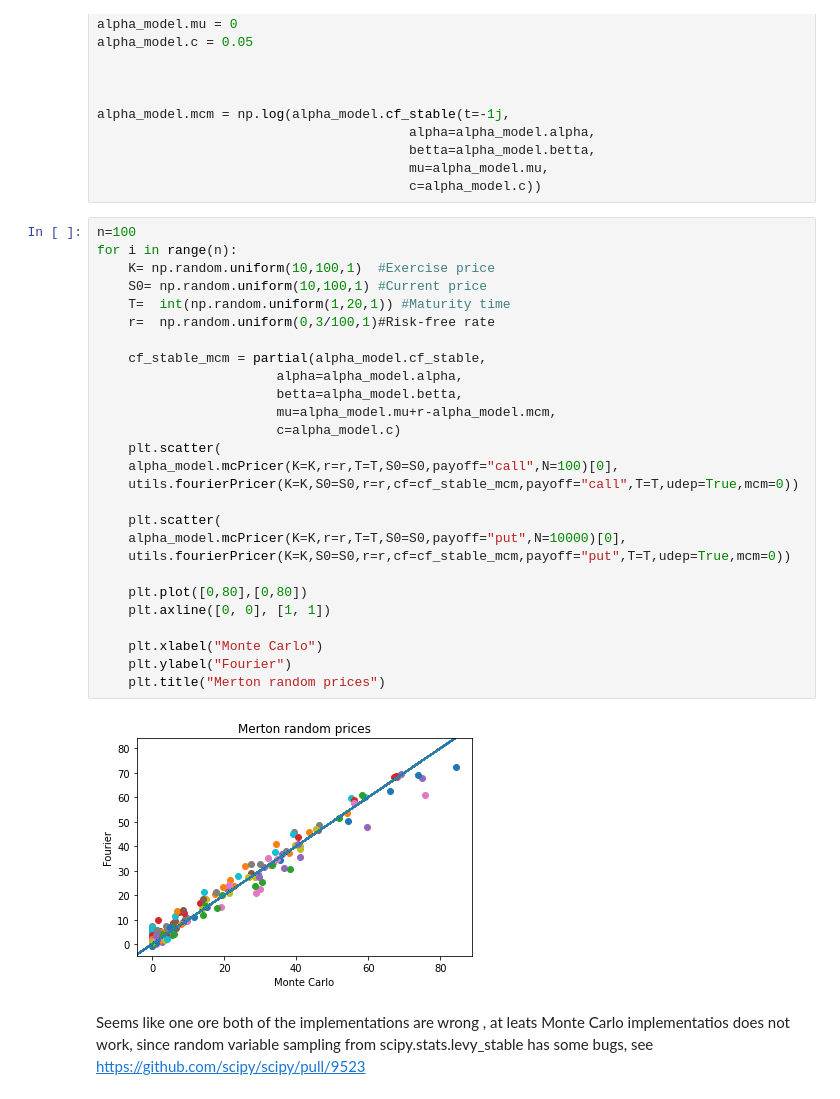
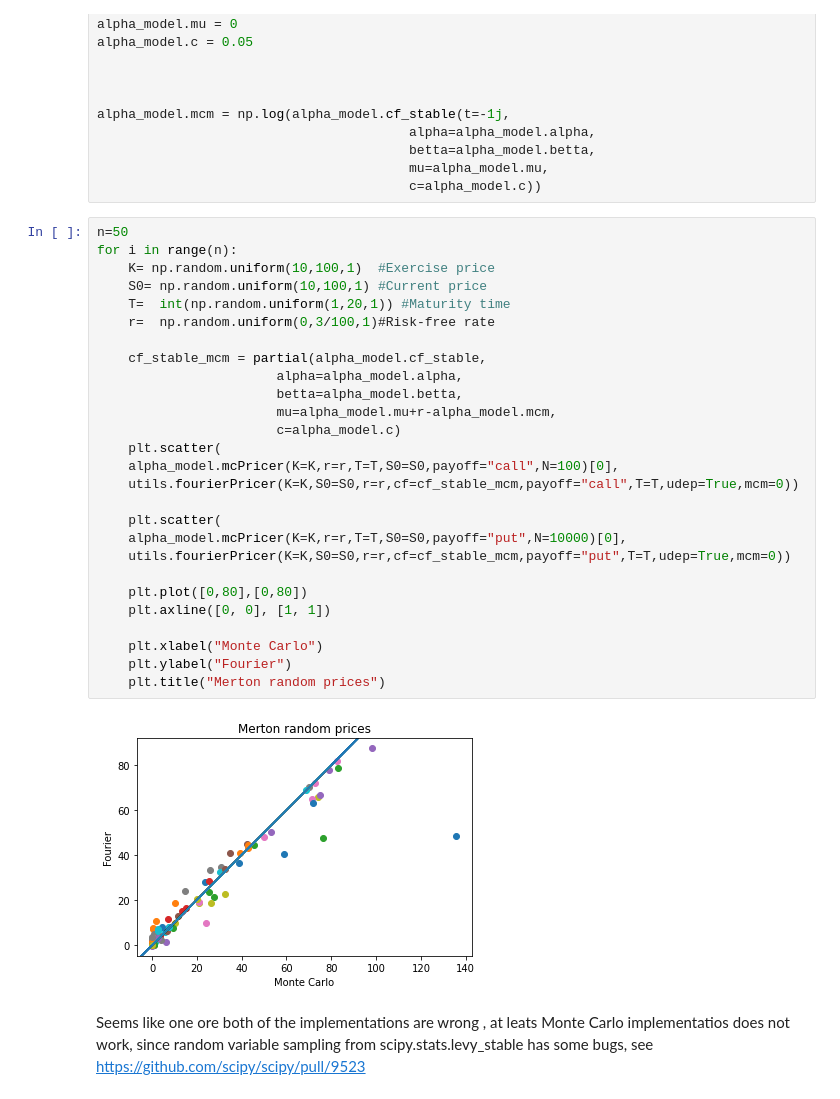
Before and after one commit to IGRDA/TFM, a Jupyter notebook: Tests.ipynb, the cells around one changed output. Drawn from its saved outputs; the diff is of its cells as text.

```diff
--- a/Tests.ipynb
+++ b/Tests.ipynb
@@ -75,33 +75,33 @@ alpha_model.mcm = np.log(alpha_model.cf_stable(t=-1j,
                                         mu=alpha_model.mu,
                                         c=alpha_model.c))
 # %%
-n=100
+n=50
 for i in range(n):
     K= np.random.uniform(10,100,1)  #Exercise price
     S0= np.random.uniform(10,100,1) #Current price
     T=  int(np.random.uniform(1,20,1)) #Maturity time
     r=  np.random.uniform(0,3/100,1)#Risk-free rate
 
     cf_stable_mcm = partial(alpha_model.cf_stable,
                        alpha=alpha_model.alpha,
                        betta=alpha_model.betta,
                        mu=alpha_model.mu+r-alpha_model.mcm,
                        c=alpha_model.c)
     plt.scatter(
     alpha_model.mcPricer(K=K,r=r,T=T,S0=S0,payoff="call",N=100)[0],
     utils.fourierPricer(K=K,S0=S0,r=r,cf=cf_stable_mcm,payoff="call",T=T,udep=True,mcm=0))
 
     plt.scatter(
     alpha_model.mcPricer(K=K,r=r,T=T,S0=S0,payoff="put",N=10000)[0],
     utils.fourierPricer(K=K,S0=S0,r=r,cf=cf_stable_mcm,payoff="put",T=T,udep=True,mcm=0))
 
     plt.plot([0,80],[0,80])
     plt.axline([0, 0], [1, 1])
 
     plt.xlabel("Monte Carlo")
     plt.ylabel("Fourier")
     plt.title("Merton random prices")
 # %% [output]
-[figure, old version]
+[figure, new version]
 # %% [markdown]
 Seems like one ore both of the implementations are wrong , at leats Monte Carlo implementatios does not work, since random variable sampling from scipy.stats.levy_stable has some bugs, see https://github.com/scipy/scipy/pull/9523
```
Also changed, not shown: parts of 1 cell of this notebook, 4 other files.
